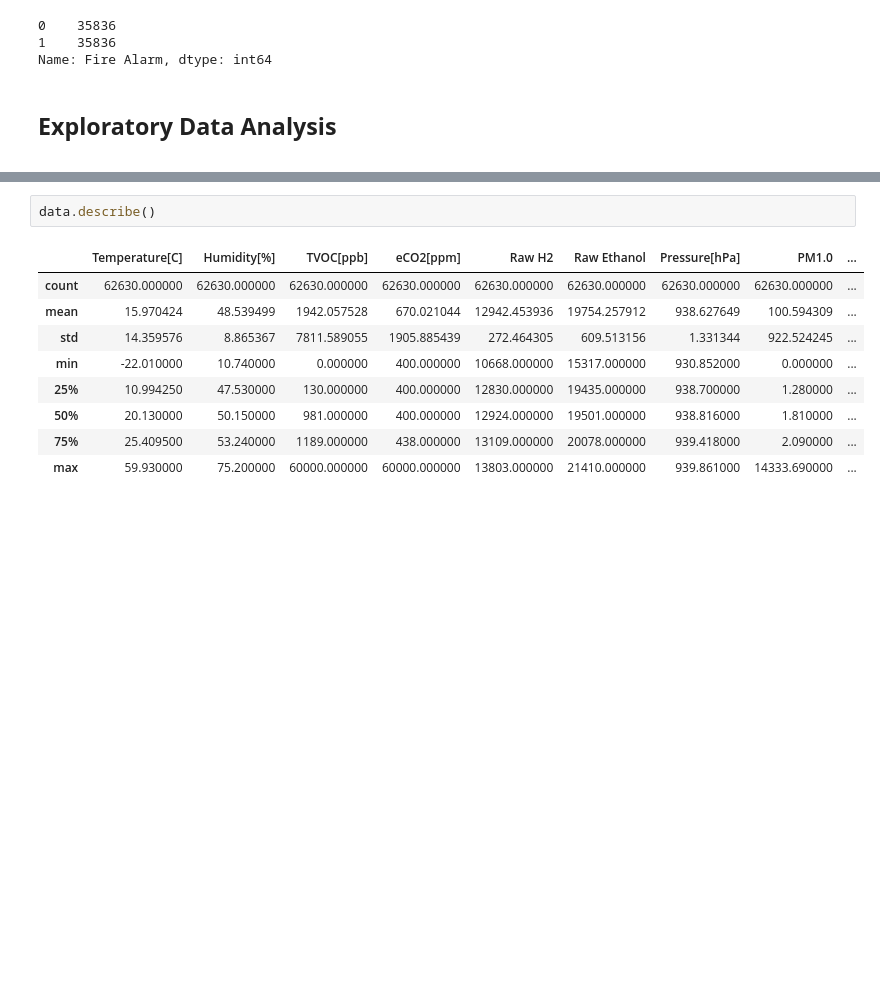
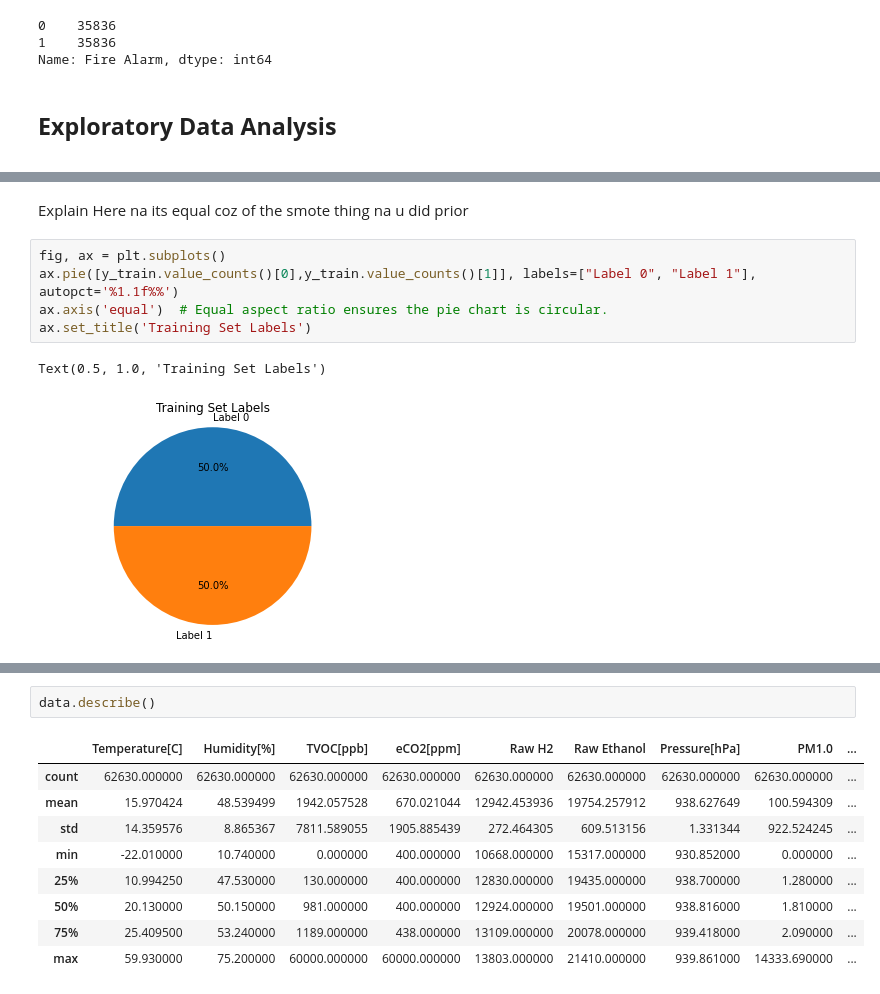
Before and after one commit to leigharriane/STINTSY-MP-Group3, a Jupyter notebook: MP_Group3.ipynb, the cells around one changed output, grey strips where cells are left out. Saved outputs shown, nothing was run; the diff lists cells and outputs as text; blank space fills up the shorter version.

```diff
--- a/MP_Group3.ipynb
+++ b/MP_Group3.ipynb
@@ -193,0 +207,10 @@ Name: Fire Alarm, dtype: int64
+# %% [markdown]
+Explain Here na its equal coz of the smote thing na u did prior
+# %%
+fig, ax = plt.subplots()
+ax.pie([y_train.value_counts()[0],y_train.value_counts()[1]], labels=["Label 0", "Label 1"], autopct='%1.1f%%')
+ax.axis('equal')  # Equal aspect ratio ensures the pie chart is circular.
+ax.set_title('Training Set Labels')
+# %% [output]
+Text(0.5, 1.0, 'Training Set Labels')
+[figure, added]
```
Also changed, not shown: parts of 6 cells of this notebook.
